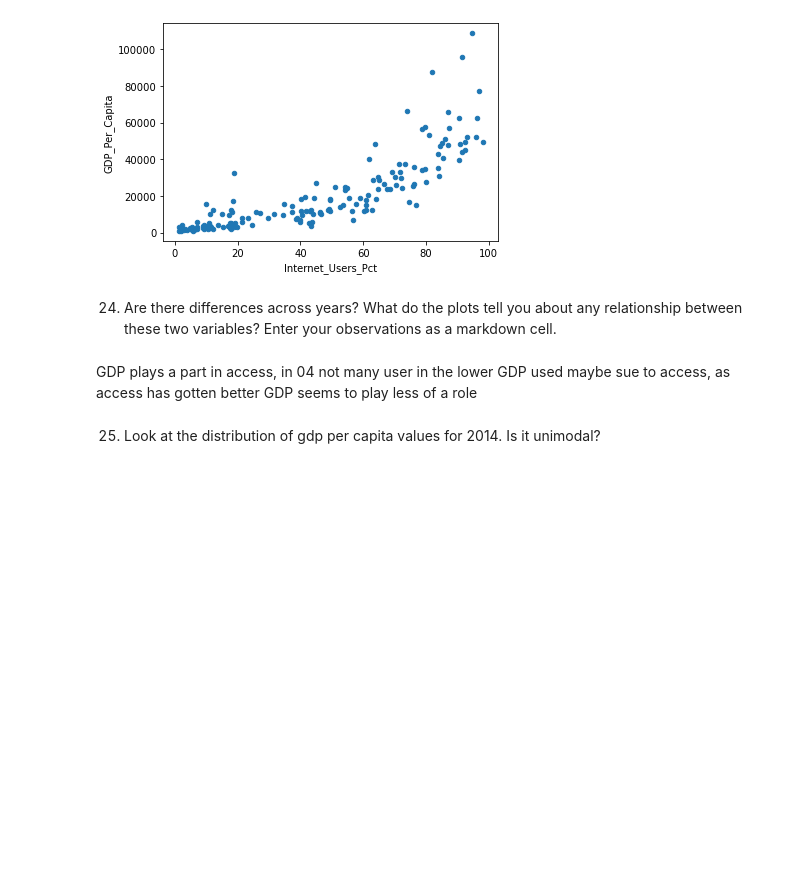
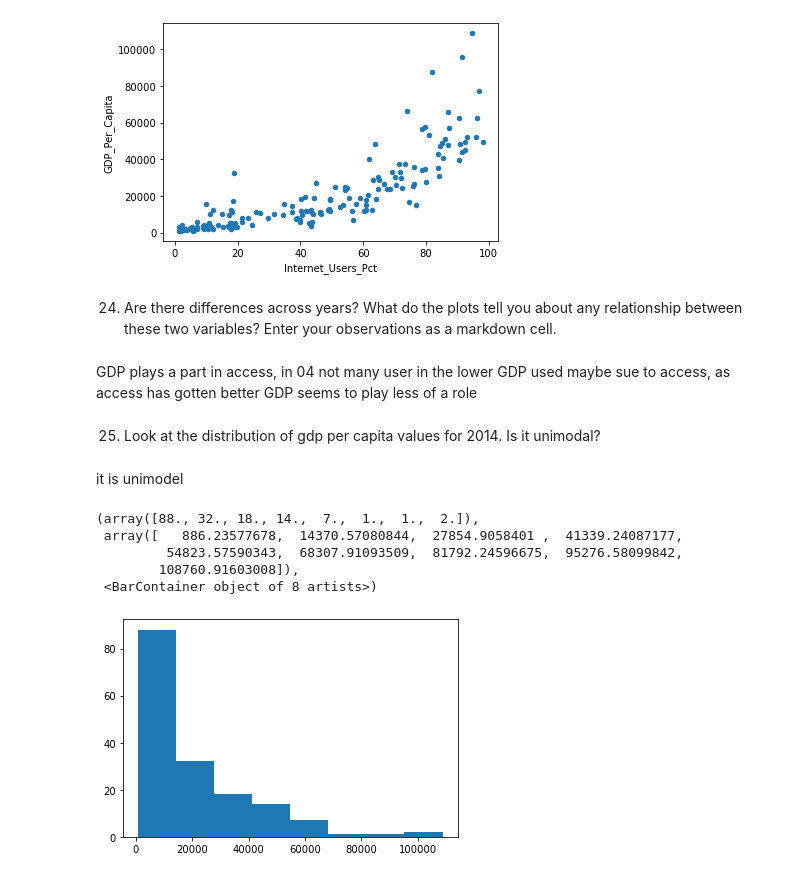
Before and after one commit to NSS-Data-Analytics-Cohort-7/gdp-and-internet-usage-csider0317, a Jupyter notebook: Notebooks/gdpproject.ipynb, the cells around one changed output. Drawn from its saved outputs; the diff is of its cells as text; code cells hidden in the pictures; blank space fills up the shorter version.

```diff
--- a/Notebooks/gdpproject.ipynb
+++ b/Notebooks/gdpproject.ipynb
@@ -319,3 +319,16 @@ gdp_and_internet_2014.plot(
 GDP plays a part in access, in 04 not many user in the lower GDP used maybe sue to access, as access has gotten better GDP seems to play less of a role
 # %% [markdown]
 25. Look at the distribution of gdp per capita values for 2014. Is it unimodal?
+# %% [markdown]
+it is unimodel
+# %%
+x=gdp_and_internet_2014.GDP_Per_Capita
+
+plt.hist(x,8)
+# %% [output]
+(array([88., 32., 18., 14.,  7.,  1.,  1.,  2.]),
+ array([   886.23577678,  14370.57080844,  27854.9058401 ,  41339.24087177,
+         54823.57590343,  68307.91093509,  81792.24596675,  95276.58099842,
+        108760.91603008]),
+ <BarContainer object of 8 artists>)
+[figure, added]
```
Also changed, not shown: parts of 9 cells of this notebook.
